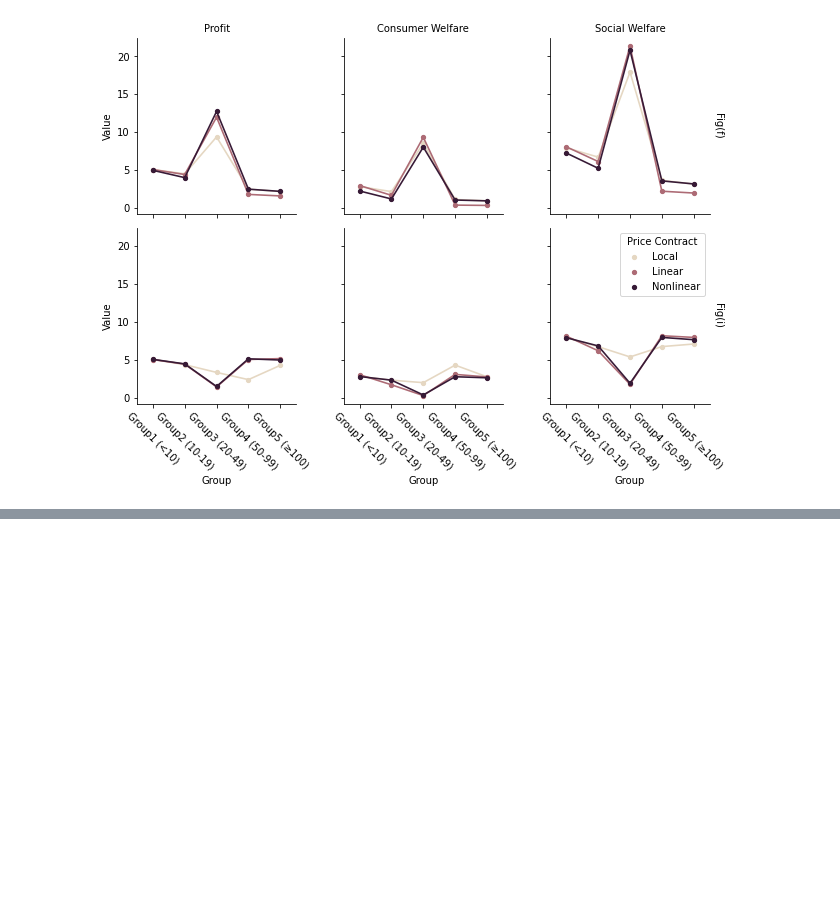
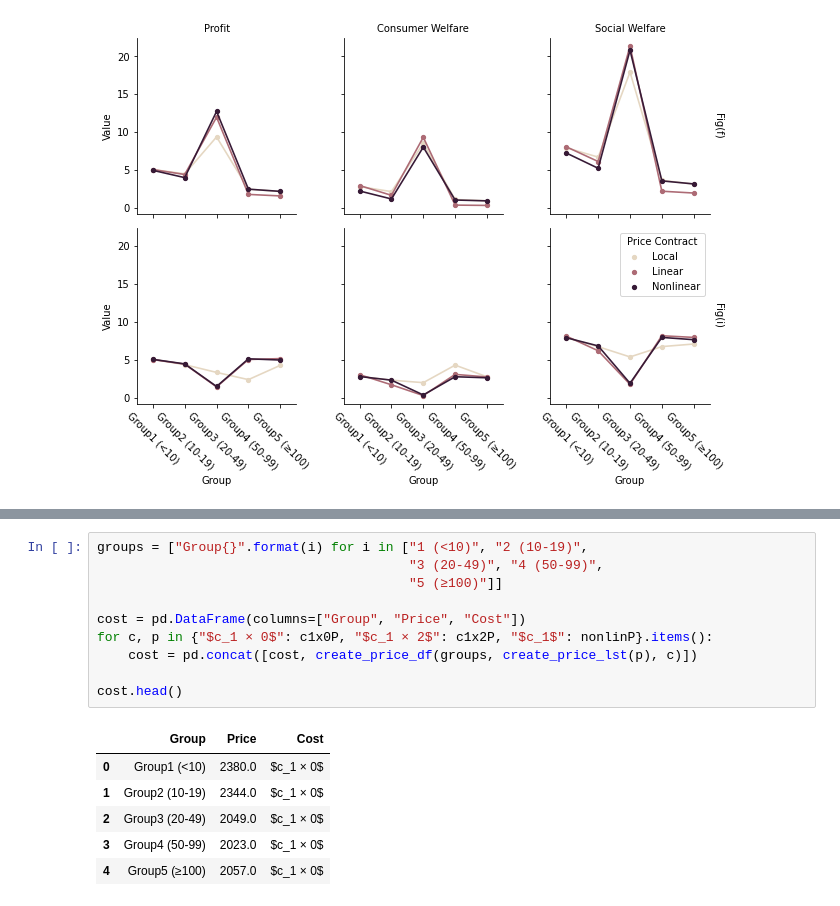
Before and after one commit to wanxii/nonlinear-pricing, a Jupyter notebook: welfare_groups.ipynb, the cells around one changed output, grey strips where cells are left out. Saved outputs shown, nothing was run; the diff lists cells and outputs as text; blank space fills up the shorter version.

```diff
--- a/welfare_groups.ipynb
+++ b/welfare_groups.ipynb
@@ -566,0 +619,17 @@ counter_fi3_1.savefig("fig/counter_lc_l_nl.svg", dpi=400)
+# %%
+groups = ["Group{}".format(i) for i in ["1 (<10)", "2 (10-19)",
+                                        "3 (20-49)", "4 (50-99)",
+                                        "5 (≥100)"]]
+
+cost = pd.DataFrame(columns=["Group", "Price", "Cost"])
+for c, p in {"$c_1 × 0$": c1x0P, "$c_1 × 2$": c1x2P, "$c_1$": nonlinP}.items():
+    cost = pd.concat([cost, create_price_df(groups, create_price_lst(p), c)])
+
+cost.head()
+# %% [output]
+|  | Group | Price | Cost |
+| 0 | Group1 (<10) | 2380.0 | $c_1 × 0$ |
+| 1 | Group2 (10-19) | 2344.0 | $c_1 × 0$ |
+| 2 | Group3 (20-49) | 2049.0 | $c_1 × 0$ |
+| 3 | Group4 (50-99) | 2023.0 | $c_1 × 0$ |
+| 4 | Group5 (≥100) | 2057.0 | $c_1 × 0$ |
```
Also changed, not shown: parts of 9 cells of this notebook.
